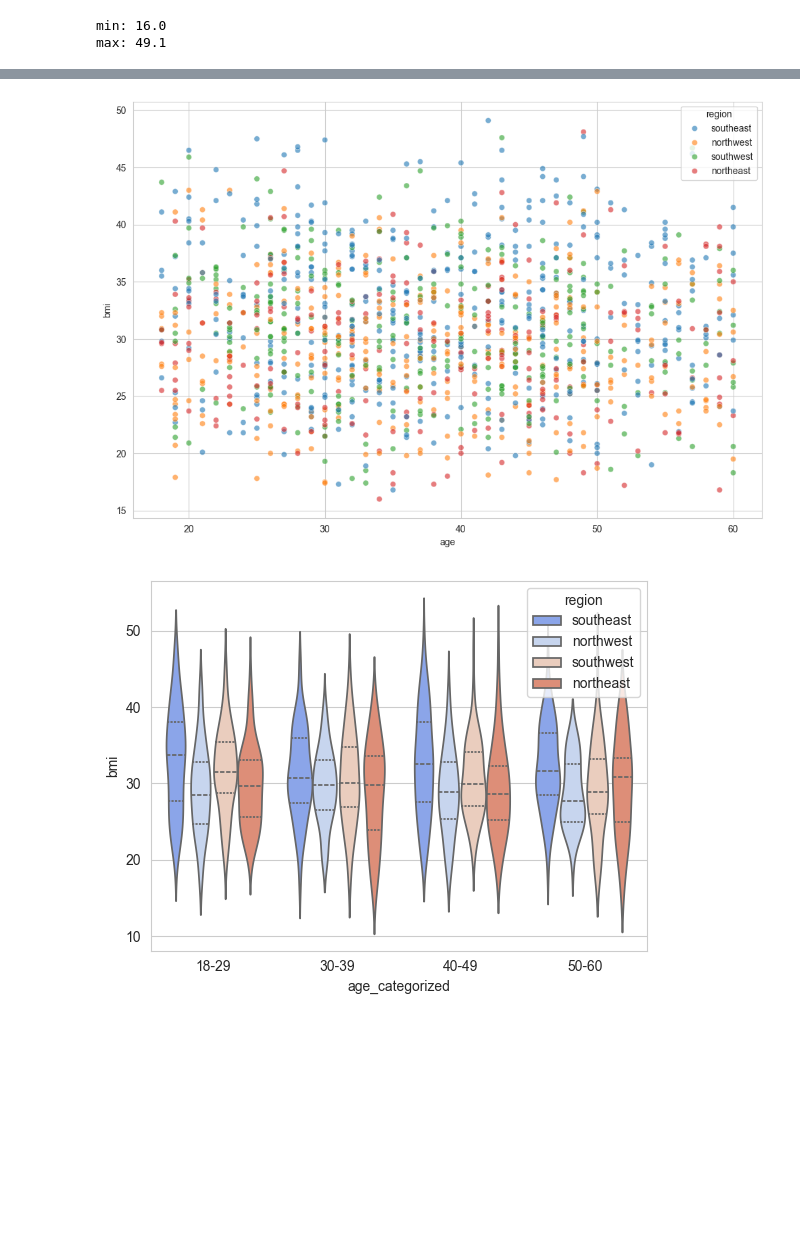
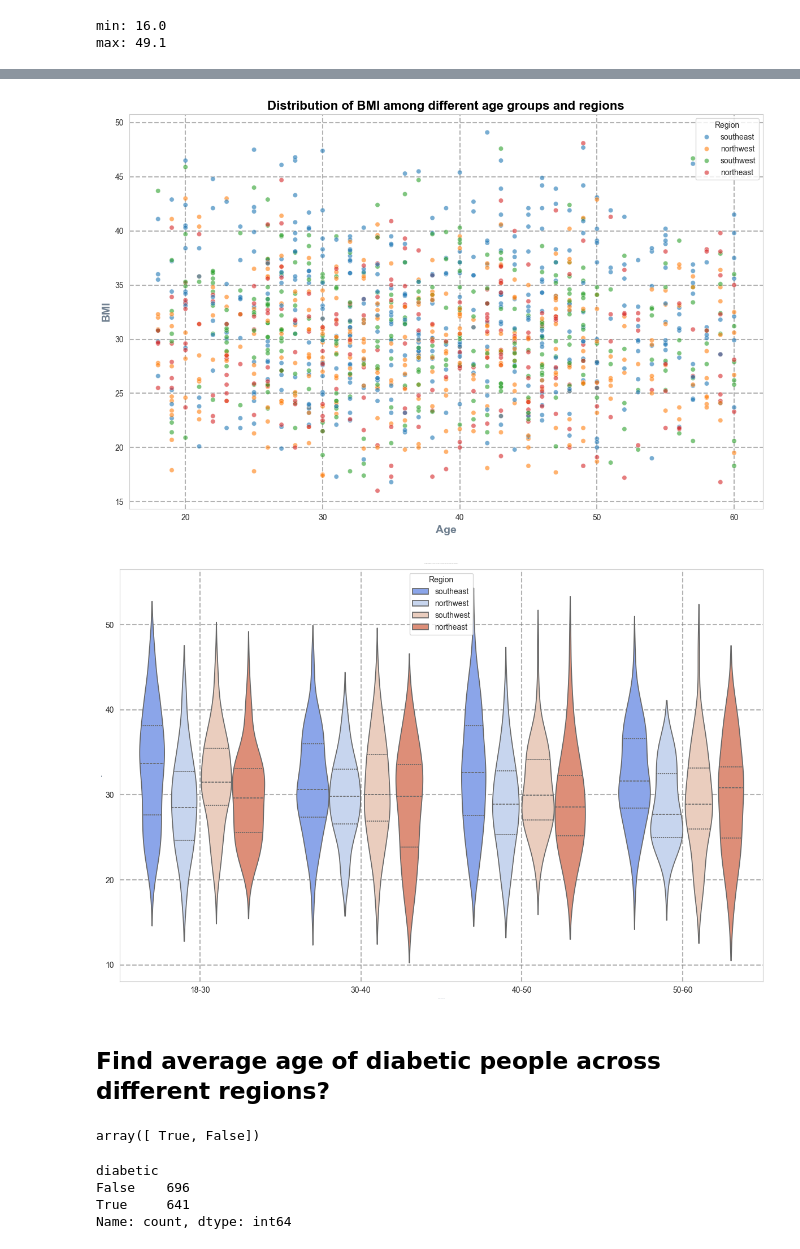
Before and after one commit to SaurabhSSB/medical-expense-analysis, a Jupyter notebook: 2_eda.ipynb, the cells around one changed output, grey strips where cells are left out. Drawn from its saved outputs; the diff is of its cells as text; code cells hidden in the pictures; blank space fills up the shorter version.

```diff
--- a/2_eda.ipynb
+++ b/2_eda.ipynb
@@ -579,7 +579,7 @@ df.age.min()
 np.int64(18)
 # %%
 bins = [18, 30, 40, 50, 60]
-labels = ['18-29', '30-39', '40-49', '50-60']
+labels = ['18-30', '30-40', '40-50', '50-60']
 df['age_categorized'] = pd.cut(df['age'], bins=bins, labels=labels, include_lowest= True)
 
 sns.countplot(data=df, x='age_categorized', order=labels, palette='Set2')
@@ -621,5 +621,18 @@ sns.countplot(x= df.age_categorized, hue= df.bmi_categorized)
 [figure]
 # %%
-sns.catplot(data=df, kind='count', x='age_categorized', hue='region', col='bmi_categorized')
+sns.set_style('whitegrid')
+g = sns.catplot(data=df, kind='count', x='age_categorized', hue='region', col='bmi_categorized', height=6, aspect=1.2)
+
+# Set titles and labels using FacetGrid methods
+g.fig.subplots_adjust(top=0.85)  # adjust top spacing for suptitle
+g.fig.suptitle('Distribution of BMI among different age groups and regions', fontsize=16, fontweight='bold', color='black')
+
+g.set_axis_labels('Age Group', 'Count')
+g.set_xlabels('Age Group')
+g.set_ylabels('Count')
+
+# Customize legend
+g.add_legend(title= 'Region')
+
 plt.show()
 # %% [output]
@@ -627,11 +640,43 @@ plt.show()
 # %%
 plt.figure(figsize= (12, 8))
+sns.set_style('whitegrid')
 sns.scatterplot(data=df, x='age', y='bmi', hue='region', alpha=0.6)
+
+plt.title('Distribution of BMI among different age groups and regions', fontsize= 16, fontweight= 'bold', color= 'black')
+plt.xlabel('Age', fontsize= 14, fontweight= 'bold', color= 'slategray')
+plt.ylabel("BMI", fontsize= 14, fontweight= 'bold', color= 'slategray')
+
+plt.grid(True, linewidth= 1.5, linestyle= "--", color= 'grey', alpha= 0.6)
+plt.legend(title= 'Region')
+plt.tight_layout()
 plt.show()
 # %% [output]
-[figure, old version]
+[figure, new version]
 # %%
+plt.figure(figsize= (12, 8))
+sns.set_style('whitegrid')
 sns.violinplot(x= df.age_categorized, y= df.bmi, inner= 'quart', hue= df.region, palette= 'coolwarm')
+
+plt.title('Distribution of BMI among different age groups and regions', fontsize= 1.5, fontweight= 'bold', color= 'black')
+plt.xlabel('Age Groups', fontsize= 1.5, fontweight= 'bold', color= 'slategray')
+plt.ylabel('BMI', fontsize= 1.5, fontweight= 'bold', color= 'slategray')
+
+plt.grid(True, linewidth= 1.5, linestyle= '--', color= 'grey', alpha= 0.6)
+plt.legend(title= "Region")
+plt.tight_layout()
 plt.show()
 # %% [output]
-[figure, old version]
+[figure, new version]
+# %% [markdown]
+## Find average age of diabetic people across different regions?
+# %%
+df.diabetic.unique()
+# %% [output]
+array([ True, False])
+# %%
+df.diabetic.value_counts()
+# %% [output]
+diabetic
+False    696
+True     641
+Name: count, dtype: int64
```
Also changed, not shown: parts of 15 cells of this notebook.
